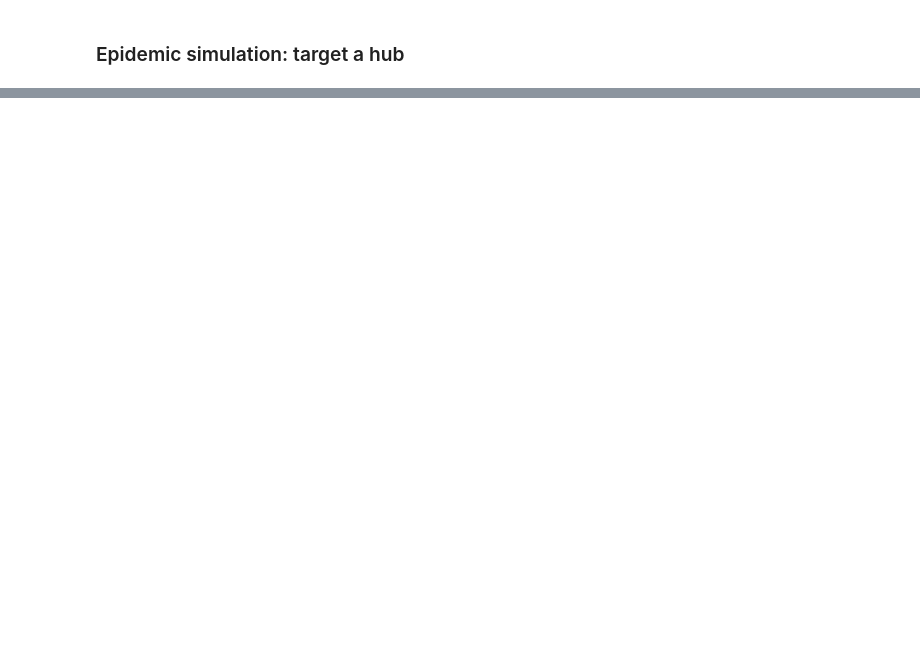
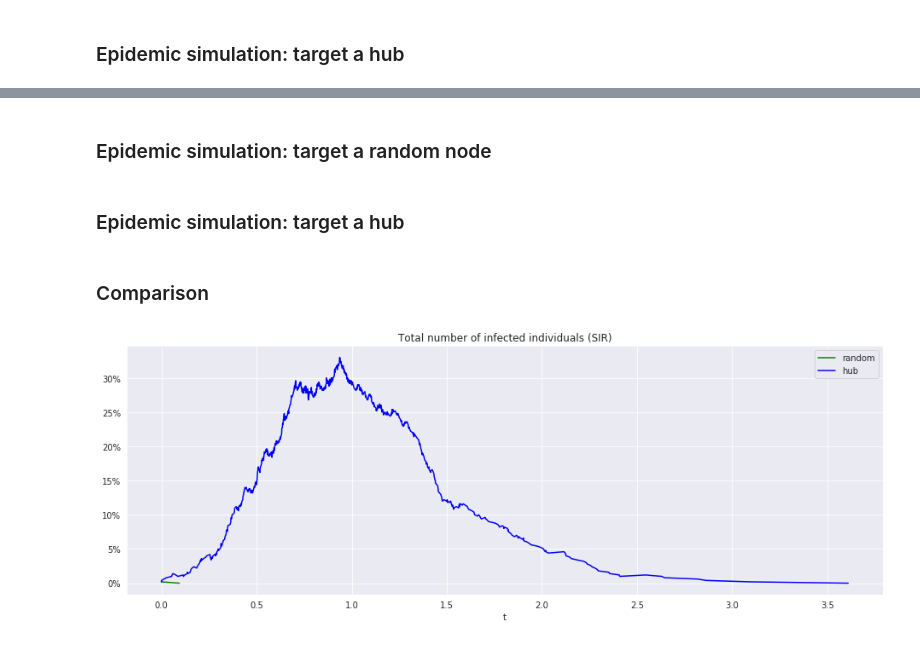
Before and after one commit to sauxpa/markov_epidemic, a Jupyter notebook: target_the_hub.ipynb, the cells around one changed output, grey strips where cells are left out. Saved outputs shown, nothing was run; the diff lists cells and outputs as text; code cells hidden in the pictures; blank space fills up the shorter version.

```diff
--- a/target_the_hub.ipynb
+++ b/target_the_hub.ipynb
@@ -135,0 +145,42 @@ with sns.axes_style("darkgrid"):
+# %%
+infection_rate = 1.0
+recovery_rate = 3.0
+epidemic = MarkovSIR(infection_rate, recovery_rate, G)
+# %% [markdown]
+### Epidemic simulation: target a random node
+# %%
+T = 10.0
+epidemic.simulate(T)
+
+transition_times_random = epidemic.transition_times
+fraction_infected_random = epidemic.number_of_infected/epidemic.N
+# %% [markdown]
+### Epidemic simulation: target a hub
+# %%
+T = 10.0
+x0 = np.zeros(N)
+
+hub = list(G.node)[np.argmax(np.array(G.degree)[:, 1])]
+x0[hub] = 1
+
+epidemic.simulate(T, x0)
+
+transition_times_hub = epidemic.transition_times
+fraction_infected_hub = epidemic.number_of_infected/epidemic.N
+# %% [markdown]
+### Comparison
+# %%
+with sns.axes_style("darkgrid"):
+    fig, ax = plt.subplots(figsize=(13, 5), nrows=1, ncols=1)
+
+    ax.plot(transition_times_random, fraction_infected_random, label='random', color='g')
+    ax.plot(transition_times_hub, fraction_infected_hub, label='hub', color='b')
+
+    ax.set_title('Total number of infected individuals (SIR)')
+    ax.set_xlabel('t')
+    ax.yaxis.set_major_formatter(FuncFormatter(lambda y, _: '{:.0%}'.format(y)))
+    ax.legend(loc='upper right')
+    plt.tight_layout()
+    plt.show()
+# %% [output]
+[figure, added]
```
Also changed, not shown: parts of 13 cells of this notebook, 2 other files.
